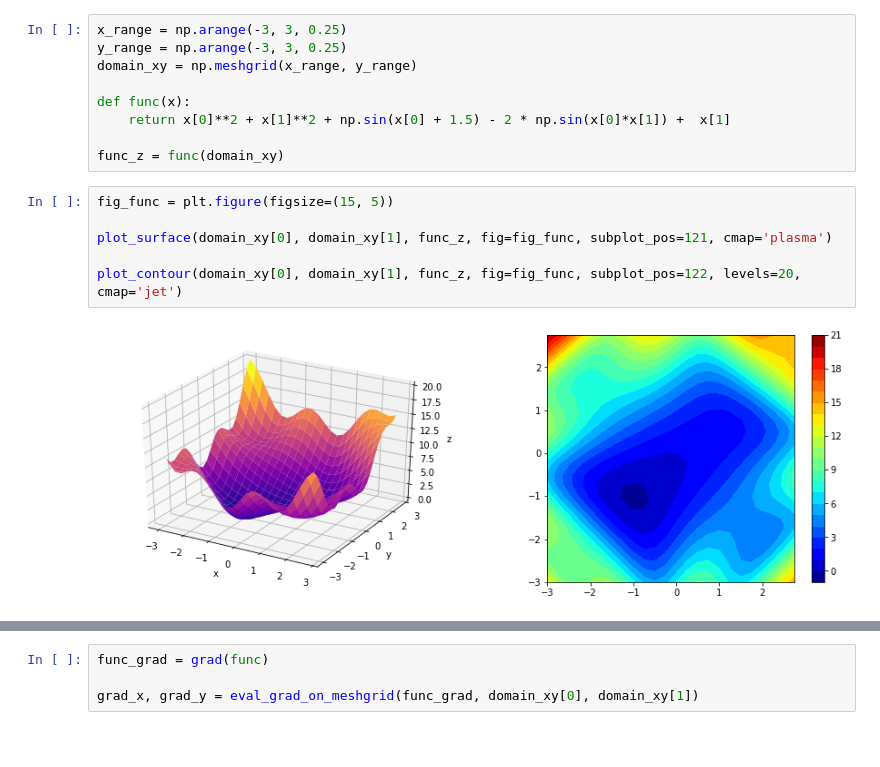
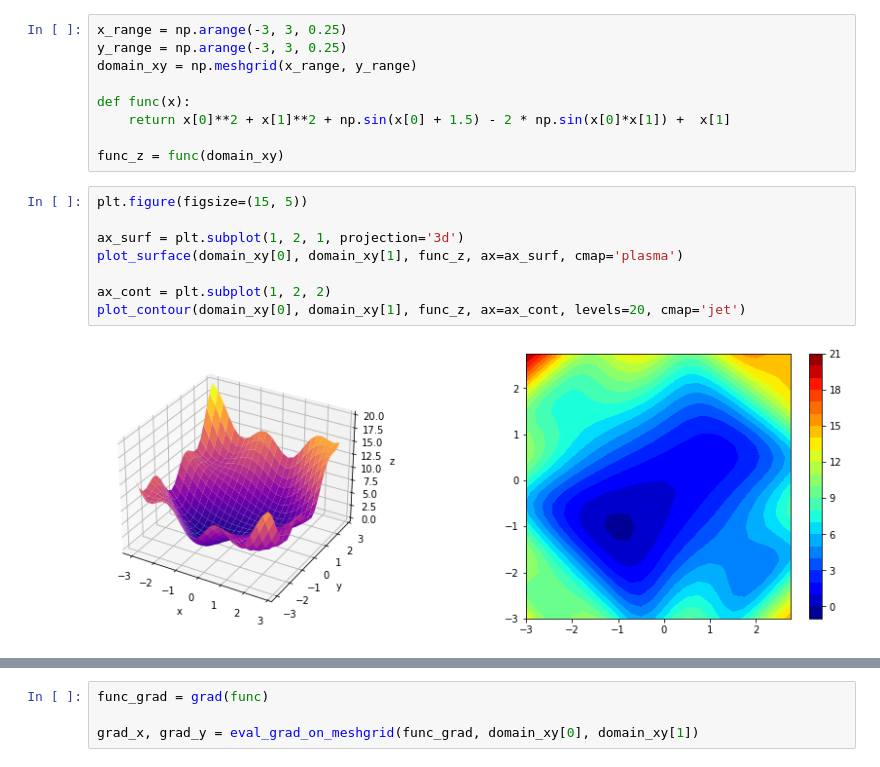
Before and after one commit to semeniuta/Optimization-Notebooks, a Jupyter notebook: autograd_demo.ipynb, the cells around one changed output, grey strips where cells are left out. Cells and saved outputs as stored; diff of their text form; blank space fills up the shorter version.

Commit message:
Adapt autograd_demo.ipynb to the simplified plotting funcs

```diff
--- a/autograd_demo.ipynb
+++ b/autograd_demo.ipynb
@@ -25,13 +25,15 @@ def func(x):
 
 func_z = func(domain_xy)
 # %%
-fig_func = plt.figure(figsize=(15, 5))
+plt.figure(figsize=(15, 5))
 
-plot_surface(domain_xy[0], domain_xy[1], func_z, fig=fig_func, subplot_pos=121, cmap='plasma')
+ax_surf = plt.subplot(1, 2, 1, projection='3d')
+plot_surface(domain_xy[0], domain_xy[1], func_z, ax=ax_surf, cmap='plasma')
 
-plot_contour(domain_xy[0], domain_xy[1], func_z, fig=fig_func, subplot_pos=122, levels=20, cmap='jet')
+ax_cont = plt.subplot(1, 2, 2)
+plot_contour(domain_xy[0], domain_xy[1], func_z, ax=ax_cont, levels=20, cmap='jet')
 # %% [output]
-[figure, old version]
+[figure, new version]
 # %%
 res = opt.minimize(func, x0=[1., 1.])
 print(res)
```
Also changed, not shown: parts of 3 cells of this notebook.
